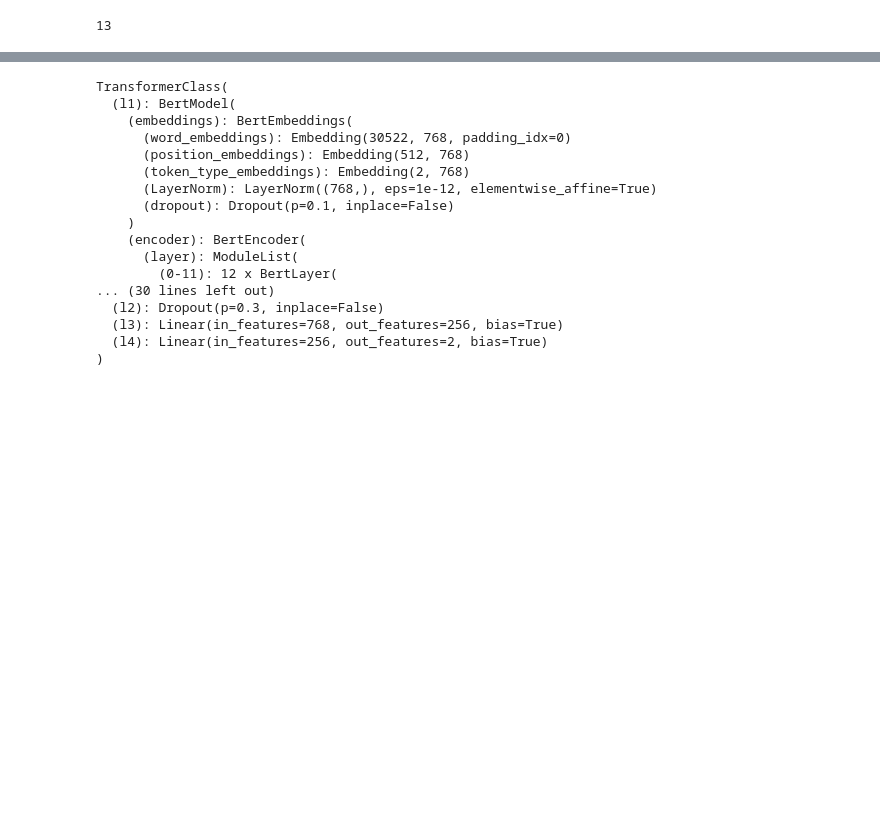
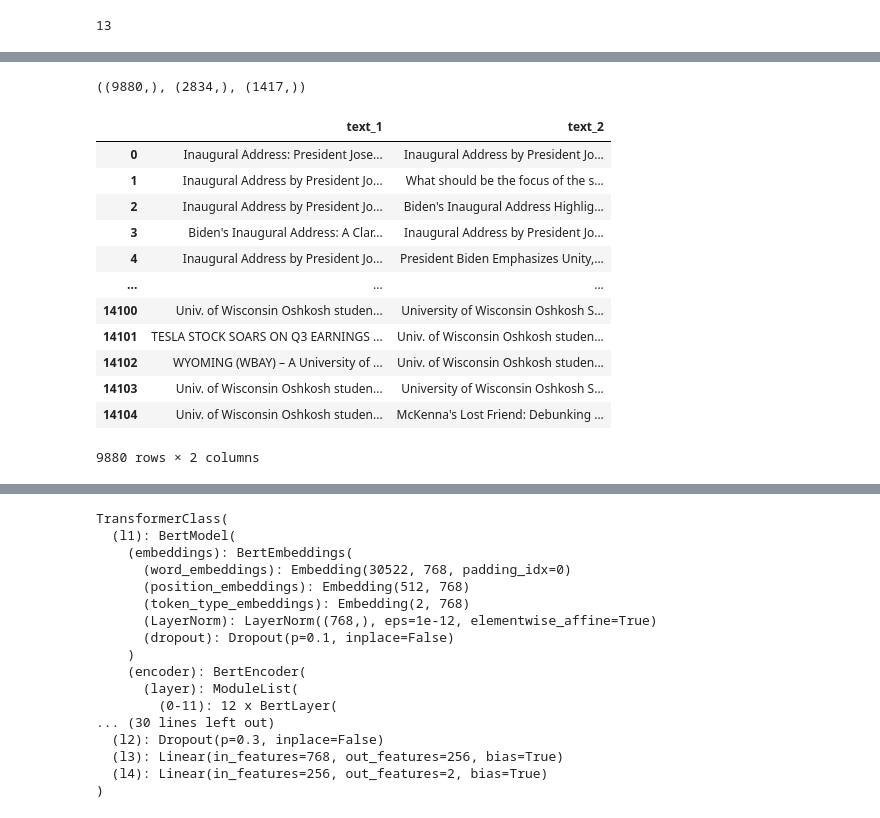
Before and after one commit to Cortijo02/NLP, a Jupyter notebook: practica.ipynb, the cells around one changed output, grey strips where cells are left out. Saved outputs shown, nothing was run; the diff lists cells and outputs as text; code cells hidden in the pictures; blank space fills up the shorter version.

Commit message:
updated train test split

```diff
--- a/practica.ipynb
+++ b/practica.ipynb
@@ -44,0 +64,5 @@ len(machines_files)
+# %%
+train_ids_df, temp_df = train_test_split(df_ids, test_size=0.3, random_state=42)
+val_ids_df, test_ids_df = train_test_split(temp_df, test_size=1/3, random_state=42)
+
+train_ids_df.shape, val_ids_df.shape, test_ids_df.shape
@@ -103,0 +122,6 @@ X_train.shape, X_val.shape, X_test.shape
+# %%
+X_train = df_combined[df_combined['id'].isin(train_ids_df['id'])].drop(columns=['id', 'target_human', 'target_machine'])
+X_val = df_combined[df_combined['id'].isin(val_ids_df['id'])].drop(columns=['id', 'target_human', 'target_machine'])
+X_test = df_combined[df_combined['id'].isin(test_ids_df['id'])].drop(columns=['id', 'target_human', 'target_machine'])
+
+X_train.shape, X_val.shape, X_test.shape
@@ -103,0 +139,28 @@ X_train.shape, X_val.shape, X_test.shape
+# %%
+y_train = X_train['target_tuple']
+y_val = X_val['target_tuple']
+y_test = X_test['target_tuple']
+
+X_train = X_train.drop(columns=['target_tuple'])
+X_val = X_val.drop(columns=['target_tuple'])
+X_test = X_test.drop(columns=['target_tuple'])
+
+y_train.shape, y_val.shape, y_test.shape
+# %% [output]
+((9880,), (2834,), (1417,))
+# %%
+X_train
+# %% [output]
+|  | text_1 | text_2 |
+| 0 | Inaugural Address: President Jose... | Inaugural Address by President Jo... |
+| 1 | Inaugural Address by President Jo... | What should be the focus of the s... |
+| 2 | Inaugural Address by President Jo... | Biden's Inaugural Address Highlig... |
+| 3 | Biden's Inaugural Address: A Clar... | Inaugural Address by President Jo... |
+| 4 | Inaugural Address by President Jo... | President Biden Emphasizes Unity,... |
+| ... | ... | ... |
+| 14100 | Univ. of Wisconsin Oshkosh studen... | University of Wisconsin Oshkosh S... |
+| 14101 | TESLA STOCK SOARS ON Q3 EARNINGS ... | Univ. of Wisconsin Oshkosh studen... |
+| 14102 | WYOMING (WBAY) – A University of ... | Univ. of Wisconsin Oshkosh studen... |
+| 14103 | Univ. of Wisconsin Oshkosh studen... | University of Wisconsin Oshkosh S... |
+| 14104 | Univ. of Wisconsin Oshkosh studen... | McKenna's Lost Friend: Debunking ... |
+9880 rows × 2 columns
```
Also changed, not shown: parts of 11 cells of this notebook.
